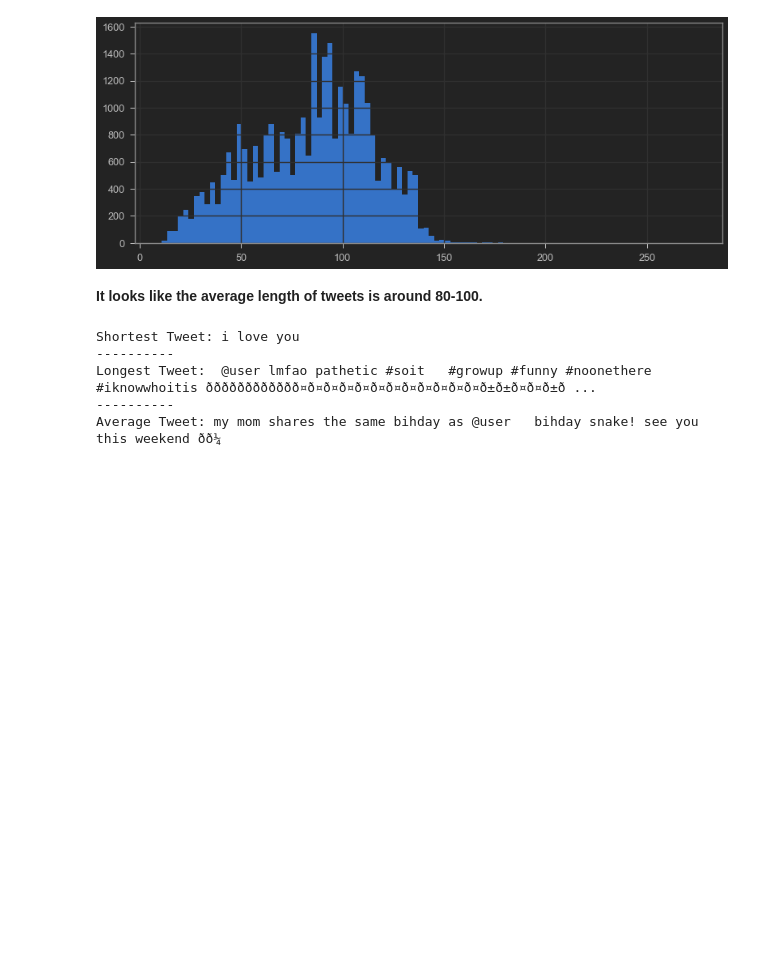
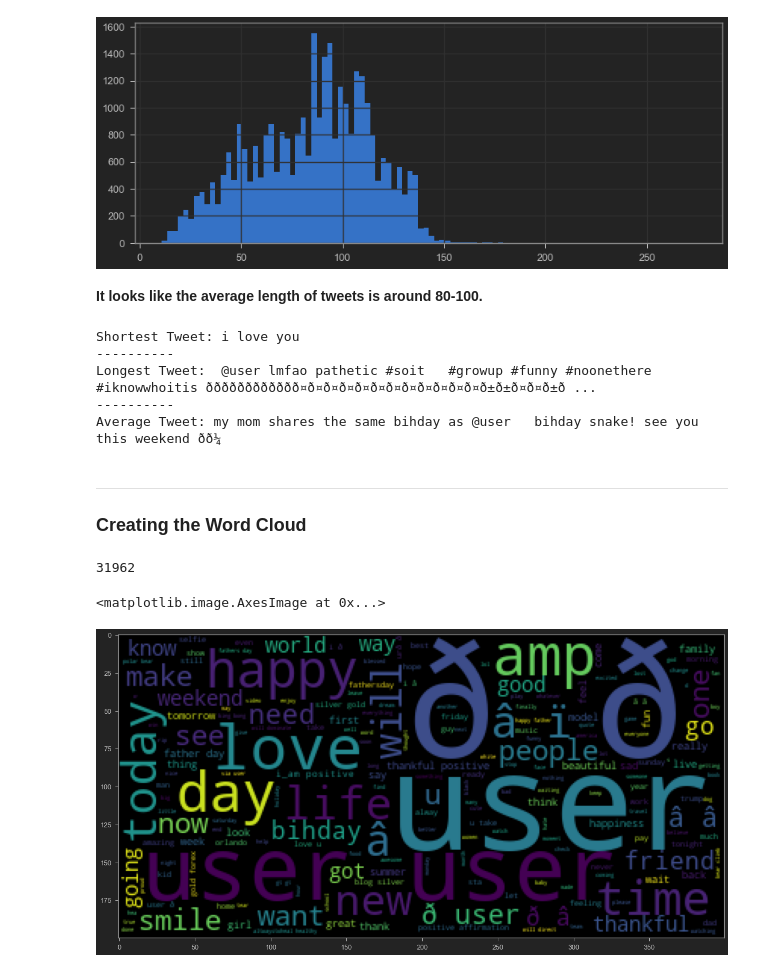
Before and after one commit to gianmillare/NLP-Sentiment-Analysis-Guide, a Jupyter notebook: NLP_Sentiment.ipynb, the cells around one changed output. Drawn from its saved outputs; the diff is of its cells as text; code cells hidden in the pictures; blank space fills up the shorter version.

Commit message:
created the word clouds for all, positive, and negative tweets

```diff
--- a/NLP_Sentiment.ipynb
+++ b/NLP_Sentiment.ipynb
@@ -175,3 +179,22 @@ Average Tweet: my mom shares the same bihday as @user   bihday snake! see you th
 # Put all positive tweets in a variable. Again for negative tweets
 positive = tweets_df[tweets_df['label'] == 0]
 negative = tweets_df[tweets_df['label'] == 1]
+# %% [markdown]
+<hr>
+
+### Creating the Word Cloud
+# %%
+# Store the tweets into a variable
+sentences = tweets_df['tweet'].tolist()
+len(sentences)
+# %% [output]
+31962
+# %%
+# join all the sentences into one long string
+combined_sentences = " ".join(sentences)
+# %%
+plt.figure(figsize=(20,20))
+plt.imshow(WordCloud().generate(combined_sentences))
+# %% [output]
+<matplotlib.image.AxesImage at 0x...>
+[figure, added]
```
Also changed, not shown: parts of 4 cells of this notebook.
